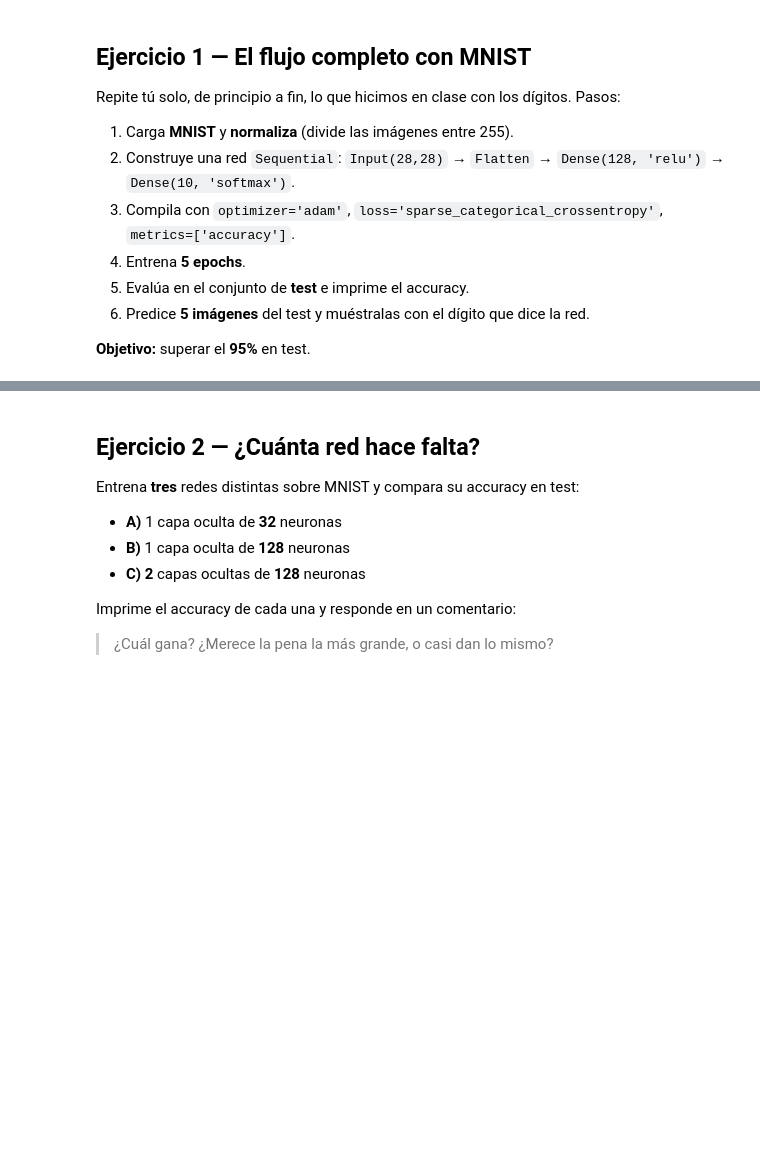
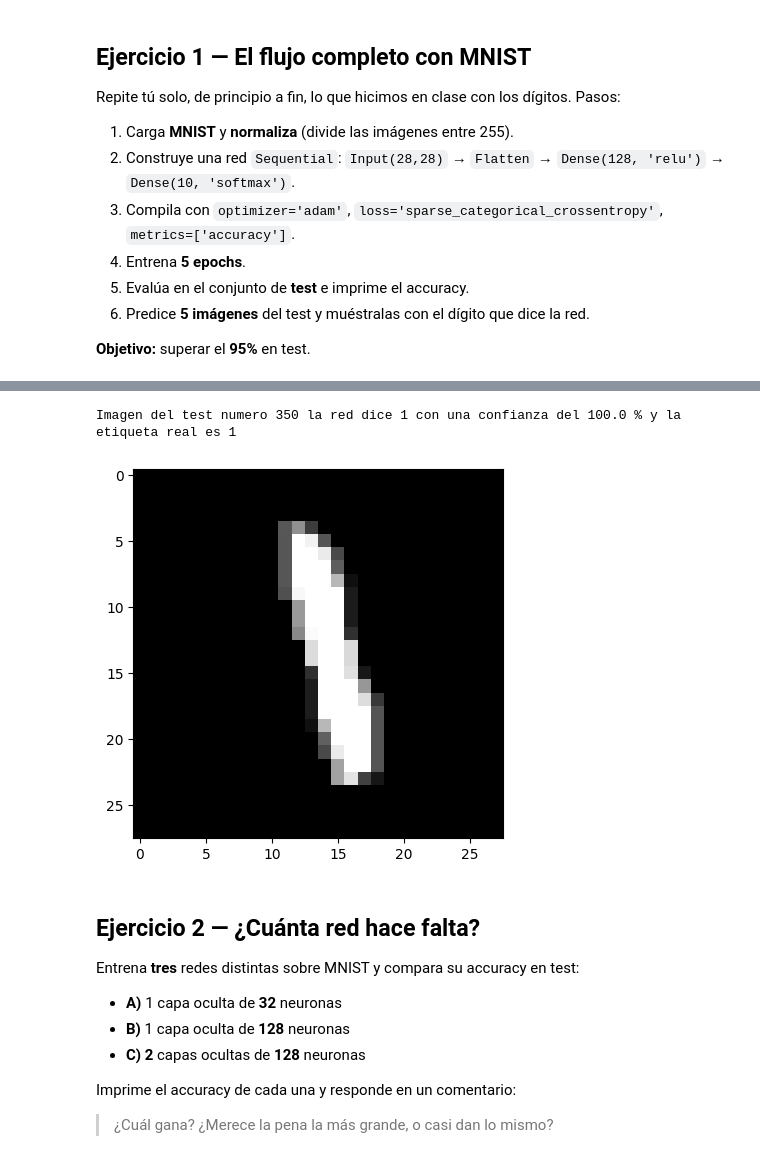
Before and after one commit to carlosgomezagrafojo/Redes_Neuronales, a Jupyter notebook: ejercicios_extra_redes_y_yolo.ipynb, the cells around one changed output, grey strips where cells are left out. Drawn from its saved outputs; the diff is of its cells as text; code cells hidden in the pictures; blank space fills up the shorter version.

```diff
--- a/ejercicios_extra_redes_y_yolo.ipynb
+++ b/ejercicios_extra_redes_y_yolo.ipynb
@@ -47,3 +249,17 @@ Repite tú solo, de principio a fin, lo que hicimos en clase con los dígitos. P
+# %%
+i = 350
+
+probs = modelo.predict(X_test[i:i+1], verbose=0)[0] #predice la probabilidad de cada clase para la imagen i del test
+pred = int(probs.argmax()) #argmax devuelve el indice de la clase con mayor probabilidad, es decir, lo que la red "cree" que es cada imagen
+
+print('Imagen del test numero', i, 'la red dice', pred, 'con una confianza del',
+       round(float(probs[pred])*100, 1), '%', 'y la etiqueta real es', y_test[i])
+
+plt.imshow(X_test[i], cmap='gray')
+plt.show()
+# %% [output]
+Imagen del test numero 350 la red dice 1 con una confianza del 100.0 % y la etiqueta real es 1
+[figure, added]
 # %% [markdown]
 ## Ejercicio 2 — ¿Cuánta red hace falta?
 
```
Also changed, not shown: parts of 13 cells of this notebook.
